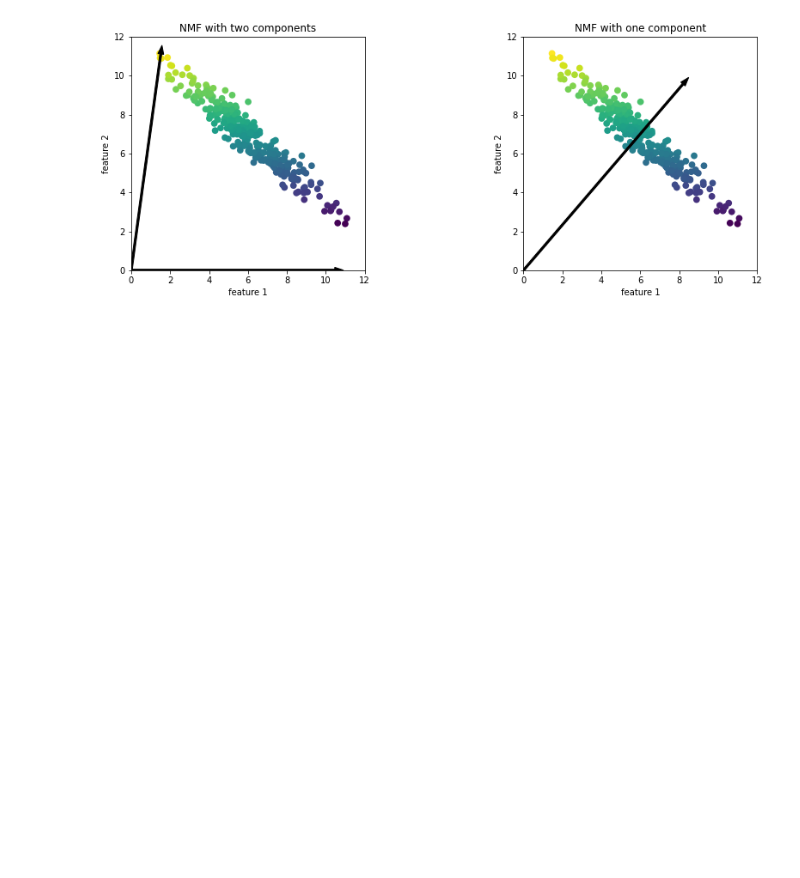
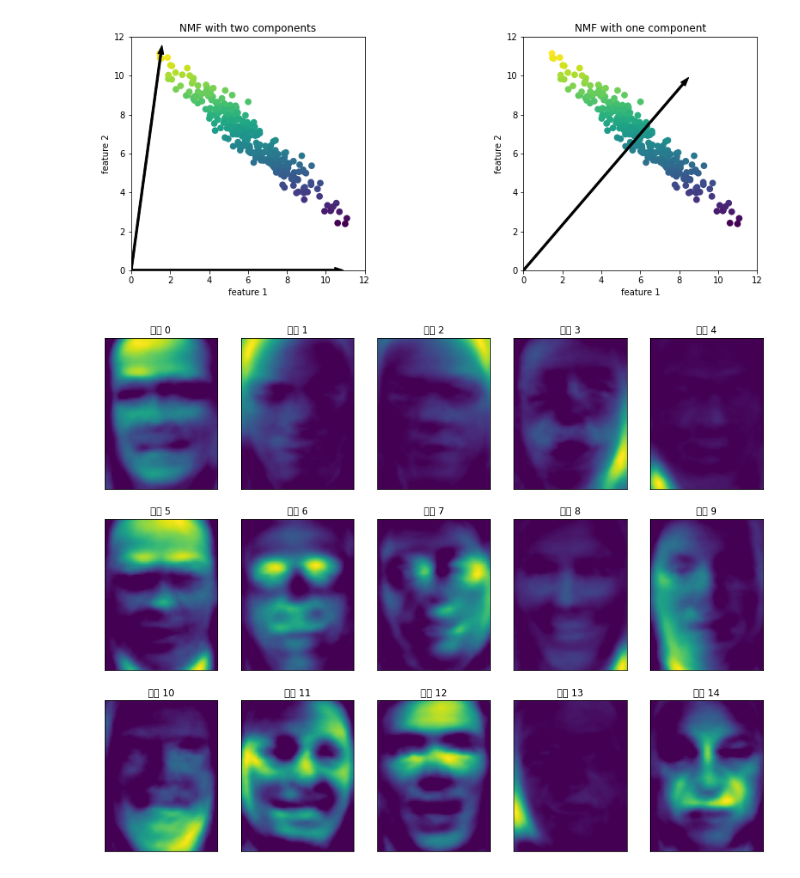
Before and after one commit to brandnewmin/brandnewm, a Jupyter notebook: 3장비지도학습과데이터전처리.ipynb, the cells around one changed output. Saved outputs shown, nothing was run; the diff lists cells and outputs as text; code cells hidden in the pictures; blank space fills up the shorter version.

```diff
--- a/3장비지도학습과데이터전처리.ipynb
+++ b/3장비지도학습과데이터전처리.ipynb
@@ -635,0 +632,17 @@ mglearn.plots.plot_nmf_illustration()
+# %%
+#NMF는 데이터에 있는 유용한 패턴을 찾는데 활용
+from sklearn.decomposition import NMF
+nmf = NMF(n_components=15, random_state = 0, max_iter = 1000, tol = 1e-2)
+nmf.fit(X_train)
+X_train_nmf = nmf.transform(X_train)
+X_test_nmf = nmf.transform(X_test)
+
+fig, axes = plt.subplots(3,5, figsize = (15,12),
+                         subplot_kw = {'xticks' : (), 'yticks': () })
+for i, (component, ax) in enumerate(zip(nmf.components_, axes.ravel())):
+  #enumerate : 순서가 있는 자료를 입력받아, 인덱스값과 함께 내보냄
+  ##zip(nmf.components_, axes_ravel()) 두 값의 짝을 맞춰서 출력할 수 있게 해줌
+  ax.imshow(component.reshape(image_shape))
+  ax.set_title('성분 {}'.format(i))
+# %% [output]
+[figure, added]
```
Also changed, not shown: parts of 20 cells of this notebook.
